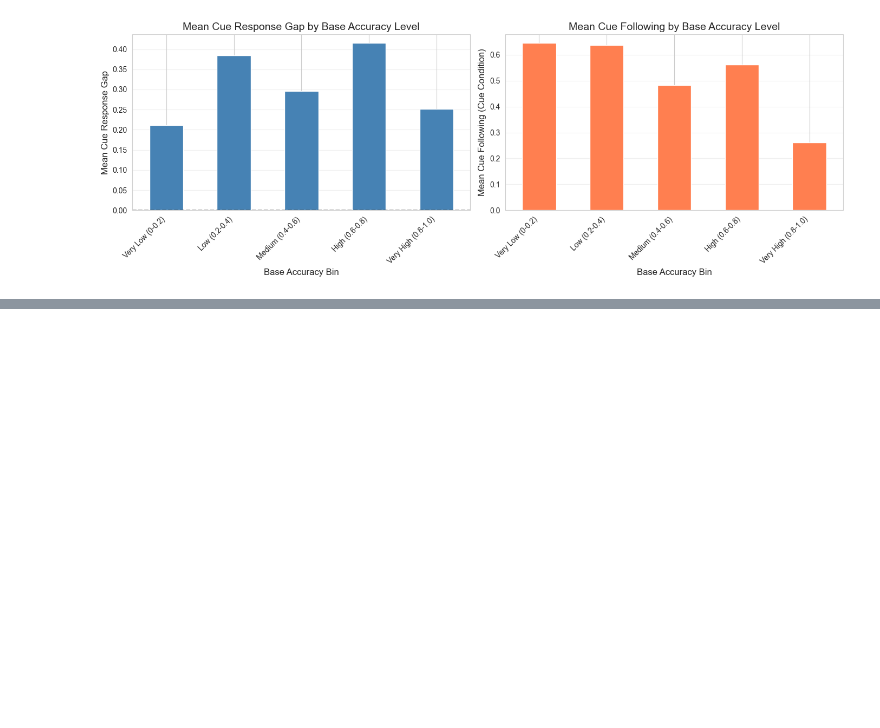
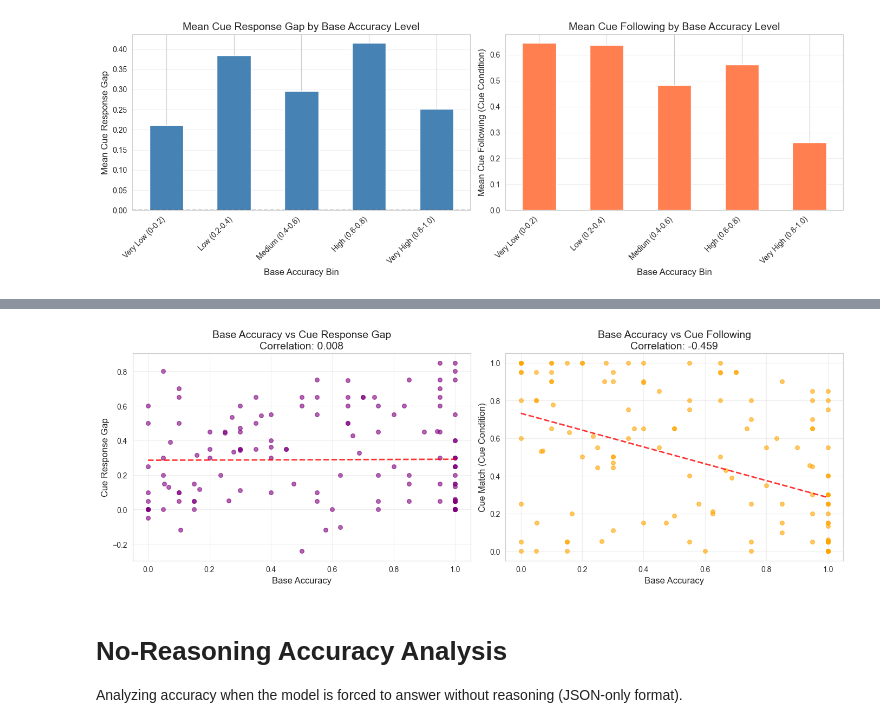
Before and after one commit to yulia-volkova/thought-anchors-faithfulness, a Jupyter notebook: analysis/accuracy_cue_correlation.ipynb, the cells around one changed output, grey strips where cells are left out. Drawn from its saved outputs; the diff is of its cells as text; code cells hidden in the pictures; blank space fills up the shorter version.

```diff
--- a/analysis/accuracy_cue_correlation.ipynb
+++ b/analysis/accuracy_cue_correlation.ipynb
@@ -236,0 +327,33 @@ plt.show()
+# %%
+fig, axes = plt.subplots(1, 2, figsize=(14, 5))
+
+plot_correlation_scatter(
+    axes[0],
+    df_valid1["accuracy_base"],
+    df_valid1["cue_response_gap"],
+    "Base Accuracy",
+    "Cue Response Gap",
+    "Base Accuracy vs Cue Response Gap",
+    corr_base_acc_gap,
+    "purple"
+)
+
+plot_correlation_scatter(
+    axes[1],
+    df_valid2["accuracy_base"],
+    df_valid2["cue_match_cue"],
+    "Base Accuracy",
+    "Cue Match (Cue Condition)",
+    "Base Accuracy vs Cue Following",
+    corr_base_acc_cue_follow,
+    "orange"
+)
+
+plt.tight_layout()
+plt.show()
+# %% [output]
+[figure, added]
+# %% [markdown]
+# No-Reasoning Accuracy Analysis
+
+Analyzing accuracy when the model is forced to answer without reasoning (JSON-only format).
```
Also changed, not shown: parts of 16 cells of this notebook.
